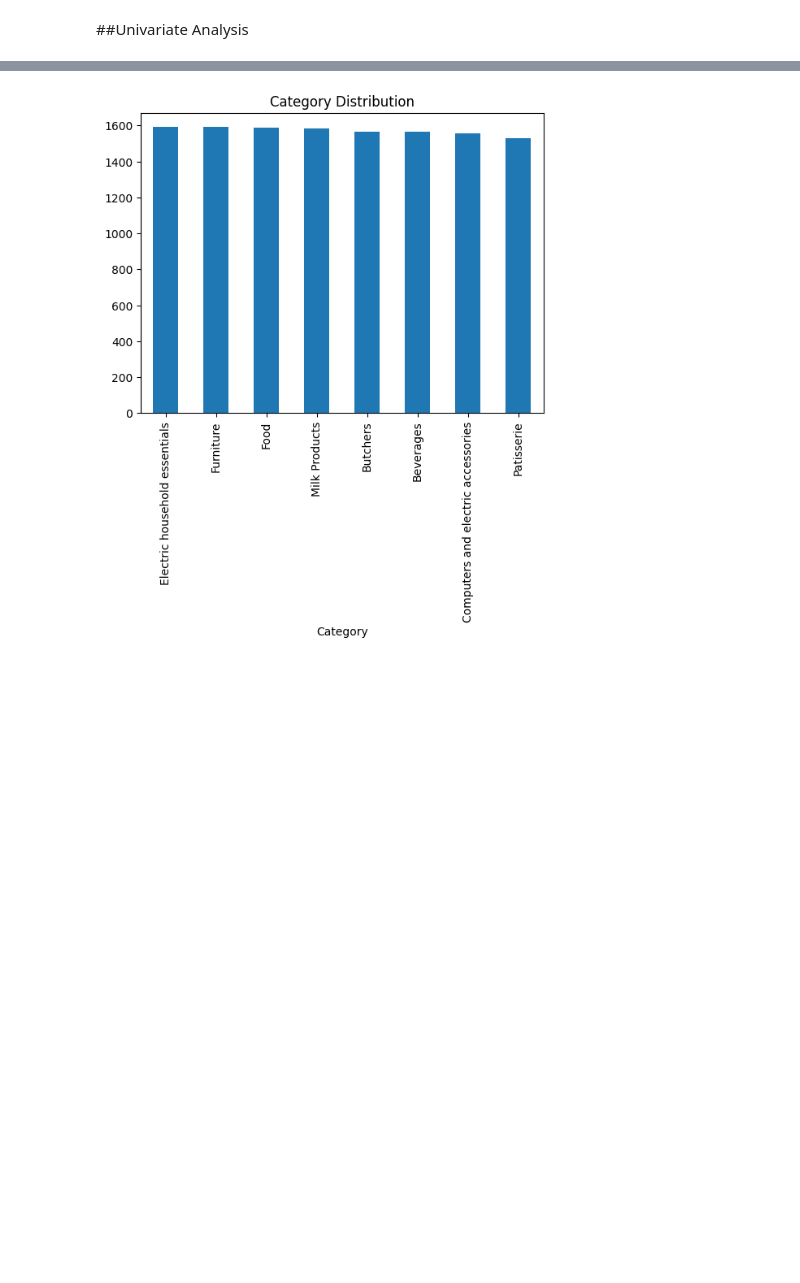
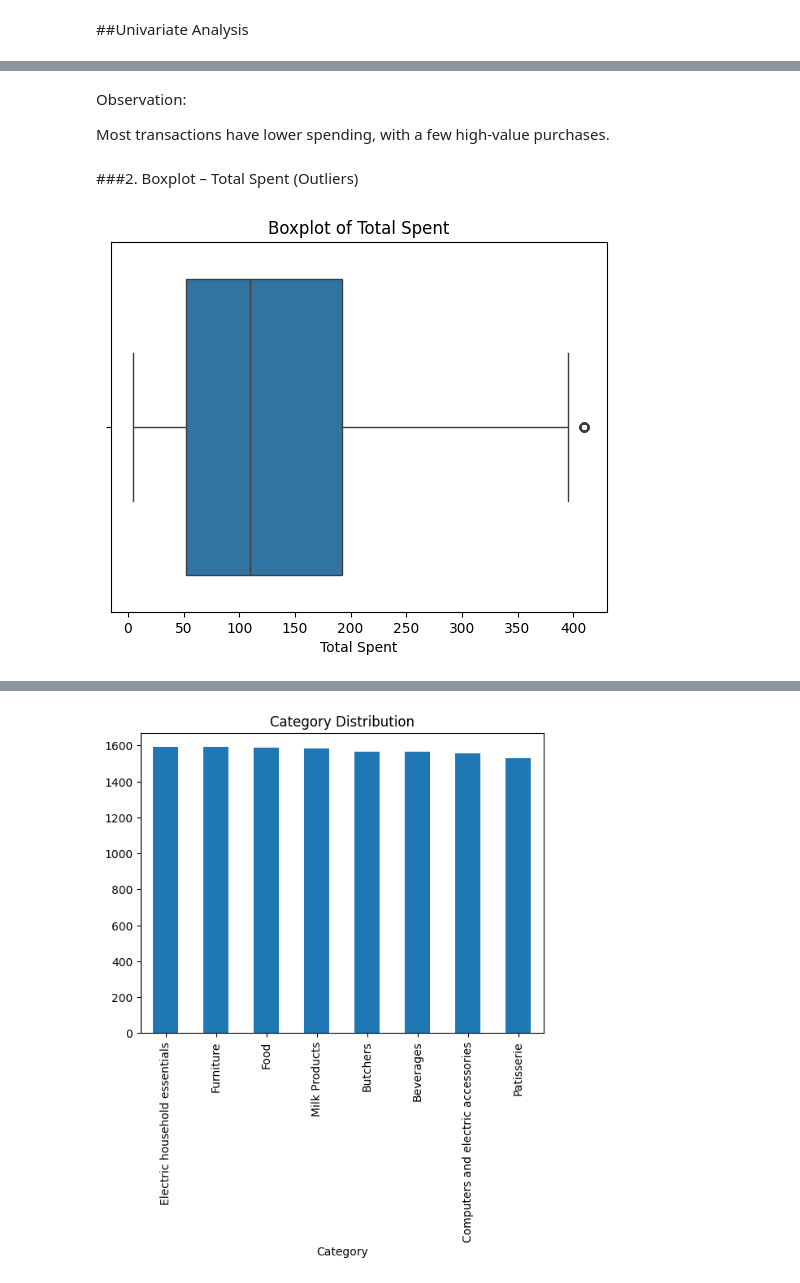
Before and after one commit to maybraniswe/Retail-Store-Sales-Analysis-and-Prediction, a Jupyter notebook: PDSE Project_Retail Store Sales Analysis and Prediction.ipynb, the cells around one changed output, grey strips where cells are left out. Drawn from its saved outputs; the diff is of its cells as text; code cells hidden in the pictures; blank space fills up the shorter version.

```diff
--- a/PDSE Project_Retail Store Sales Analysis and Prediction.ipynb
+++ b/PDSE Project_Retail Store Sales Analysis and Prediction.ipynb
@@ -397,0 +408,12 @@ Instead of using simple imputation, a reference table was created using Item and
+# %% [markdown]
+Observation:
+
+Most transactions have lower spending, with a few high-value purchases.
+# %% [markdown]
+###2. Boxplot – Total Spent (Outliers)
+# %%
+sns.boxplot(x=df['Total Spent'])
+plt.title("Boxplot of Total Spent")
+plt.show()
+# %% [output]
+[figure, added]
```
Also changed, not shown: parts of 52 cells of this notebook.
